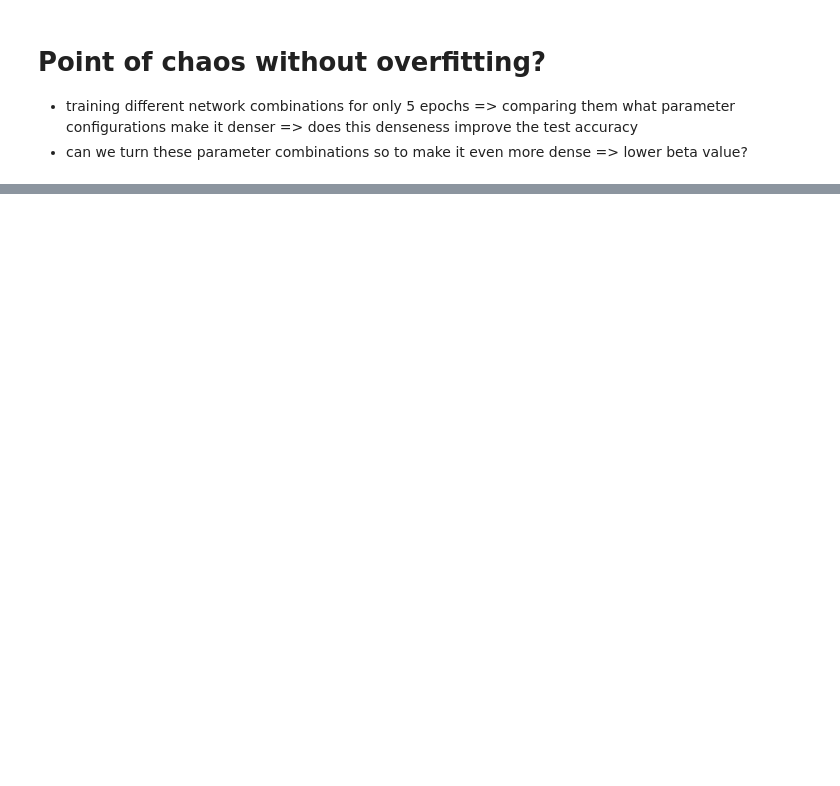
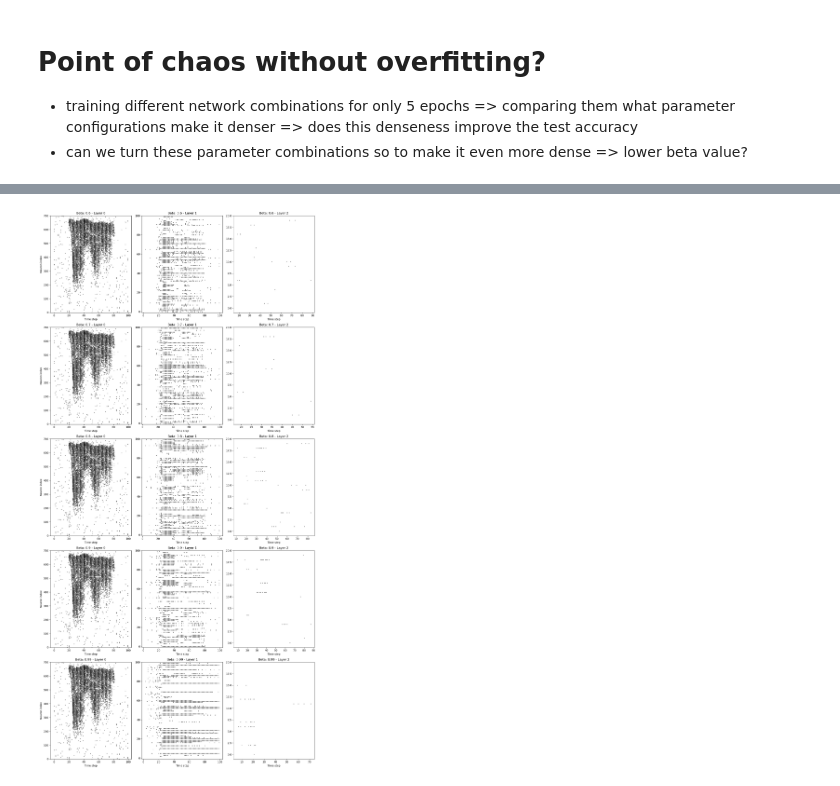
Before and after one commit to ForzaMark/whk-snn, a Jupyter notebook: heidelberg_implementation/point_of_chaos_experiment.ipynb, the cells around one changed output, grey strips where cells are left out. Cells and saved outputs as stored; diff of their text form; code cells hidden in the pictures; blank space fills up the shorter version.

```diff
--- a/heidelberg_implementation/point_of_chaos_experiment.ipynb
+++ b/heidelberg_implementation/point_of_chaos_experiment.ipynb
@@ -67,7 +67,7 @@ for beta in BETAS:
     train_snn(base_net,
                 num_epochs=3,
                 sparsity=sparsity,
-                save_model=f'./model/experiment_point_of_chaos/3_epochs_beta_{beta}_threshold_1',
+                save_model=f'./models/experiment_point_of_chaos/3_epochs_beta_{beta}_threshold_1',
                 additional_output_information={'sparsity': sparsity, 'number_hidden_neurons': NUMBER_HIDDEN_NEURONS, 'number_hidden_layer': NUMBER_HIDDEN_LAYER, 'beta': beta, 'threshold': threshold},
                 output_file_path=f'./output/experiments_point_of_chaos/3_epochs_beta_{beta}_threshold_1.json')
 # %% [output]
@@ -78,0 +91,33 @@ Epoch: 1
+# %%
+from util.plot_layer_development import plot_layer_development
+from glob import glob
+import copy
+from constants import NUMBER_INPUT_NEURONS, NUMBER_OUTPUT_NEURONS, TIME_STEPS
+from neural_nets.configurable_spiking_neural_net import ConfigurableSpikingNeuralNet
+import torch
+
+NUMBER_HIDDEN_NEURONS = 100
+NUMBER_HIDDEN_LAYER = 1
+BETAS = [0.6, 0.7, 0.8, 0.9, 0.99]
+threshold = 1
+
+models = []
+
+for beta in BETAS:
+    base_net =  ConfigurableSpikingNeuralNet(number_input_neurons=NUMBER_INPUT_NEURONS,
+                                                        number_hidden_neurons=NUMBER_HIDDEN_NEURONS,
+                                                        number_output_neurons=NUMBER_OUTPUT_NEURONS,
+                                                        beta=beta,
+                                                        threshold=threshold,
+                                                        time_steps=TIME_STEPS,
+                                                        number_hidden_layers=NUMBER_HIDDEN_LAYER)
+
+    model_path = f'./models/experiment_point_of_chaos/3_epochs_beta_{beta}_threshold_1.pth'
+
+    model = copy.deepcopy(base_net)
+    model.load_state_dict(torch.load(model_path))
+    models.append(model)
+
+plot_layer_development(models, [f'Beta: {beta}' for beta in BETAS])
+# %% [output]
+[figure, added]
```
Also changed, not shown: parts of 2 cells of this notebook, 5 other files.
